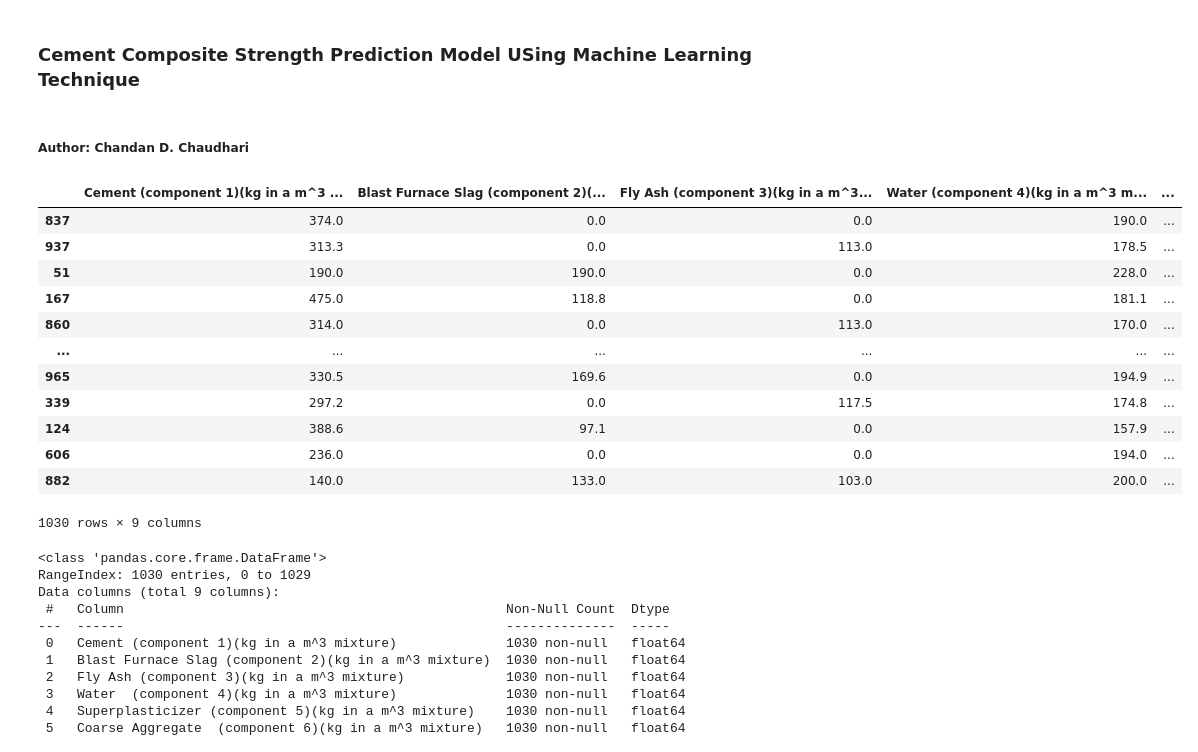
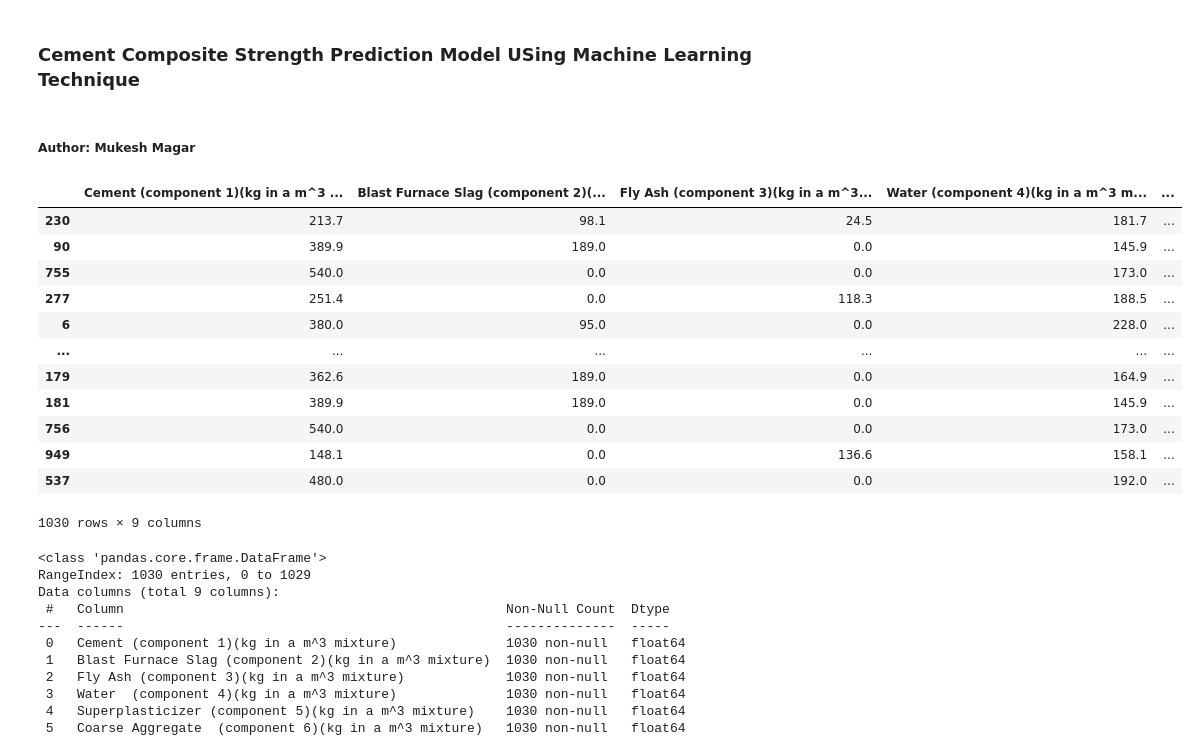
Before and after one commit to mukeshmagar543/EnE_CementCompositeStrength_Model, a Jupyter notebook: notebooks/Model.ipynb, the cells around one changed output. Drawn from its saved outputs; the diff is of its cells as text; code cells hidden in the pictures.

```diff
--- a/notebooks/Model.ipynb
+++ b/notebooks/Model.ipynb
@@ -1,7 +1,7 @@
 # %% [markdown]
 ### **Cement Composite Strength Prediction Model USing Machine Learning Technique**
-# %% [markdown]
-##### **Author: Chandan D. Chaudhari**
+# %% [markdown]
+##### **Author: Mukesh Magar**
 # %%
 # Importing Data Manipulation Libraries
 import pandas as pd
@@ -41,24 +41,24 @@ logging.info('Import Dataset For Model Building...')
 # %%
 # Uploading Dataset Using Pandas Function
 # Url Taken from Github
-url = 'https://raw.githubusercontent.com/chandanc5525/EnE_CementCompositeStrength_Model/refs/heads/main/notebooks/Concrete_Data.csv'
+url = 'https://raw.githubusercontent.com/mukeshmagar543/EnE_CementCompositeStrength_Model/refs/heads/main/notebooks/Concrete_Data.csv'
 
 df = pd.read_csv(url)
 
 df.sample(frac = 1)  # Shuffle Dataset
 # %% [output]
 |  | Cement (component 1)(kg in a m^3 ... | Blast Furnace Slag (component 2)(... | Fly Ash (component 3)(kg in a m^3... | Water (component 4)(kg in a m^3 m... | ... |
-| 837 | 374.0 | 0.0 | 0.0 | 190.0 | ... |
-| 937 | 313.3 | 0.0 | 113.0 | 178.5 | ... |
-| 51 | 190.0 | 190.0 | 0.0 | 228.0 | ... |
-| 167 | 475.0 | 118.8 | 0.0 | 181.1 | ... |
-| 860 | 314.0 | 0.0 | 113.0 | 170.0 | ... |
+| 230 | 213.7 | 98.1 | 24.5 | 181.7 | ... |
+| 90 | 389.9 | 189.0 | 0.0 | 145.9 | ... |
+| 755 | 540.0 | 0.0 | 0.0 | 173.0 | ... |
+| 277 | 251.4 | 0.0 | 118.3 | 188.5 | ... |
+| 6 | 380.0 | 95.0 | 0.0 | 228.0 | ... |
 | ... | ... | ... | ... | ... | ... |
-| 965 | 330.5 | 169.6 | 0.0 | 194.9 | ... |
-| 339 | 297.2 | 0.0 | 117.5 | 174.8 | ... |
-| 124 | 388.6 | 97.1 | 0.0 | 157.9 | ... |
-| 606 | 236.0 | 0.0 | 0.0 | 194.0 | ... |
-| 882 | 140.0 | 133.0 | 103.0 | 200.0 | ... |
+| 179 | 362.6 | 189.0 | 0.0 | 164.9 | ... |
+| 181 | 389.9 | 189.0 | 0.0 | 145.9 | ... |
+| 756 | 540.0 | 0.0 | 0.0 | 173.0 | ... |
+| 949 | 148.1 | 0.0 | 136.6 | 158.1 | ... |
+| 537 | 480.0 | 0.0 | 0.0 | 192.0 | ... |
 1030 rows × 9 columns
 # %%
 # Creating Our First Log
```
Also changed, not shown: parts of 6 cells of this notebook, 2 other files.
